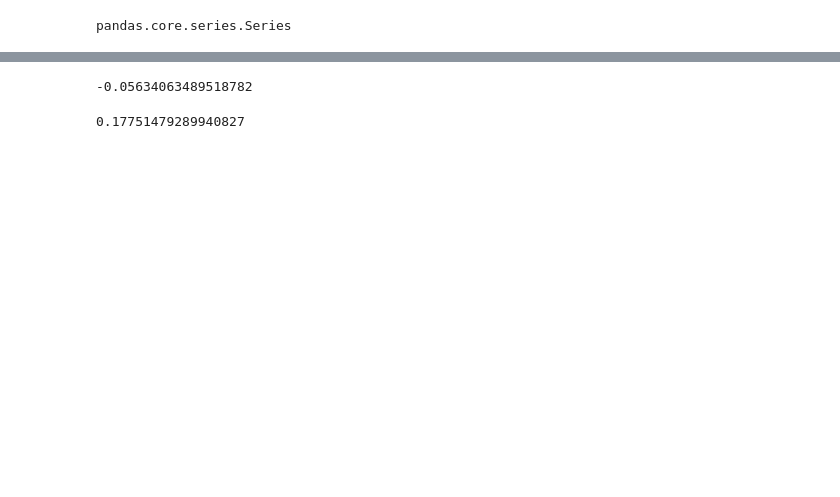
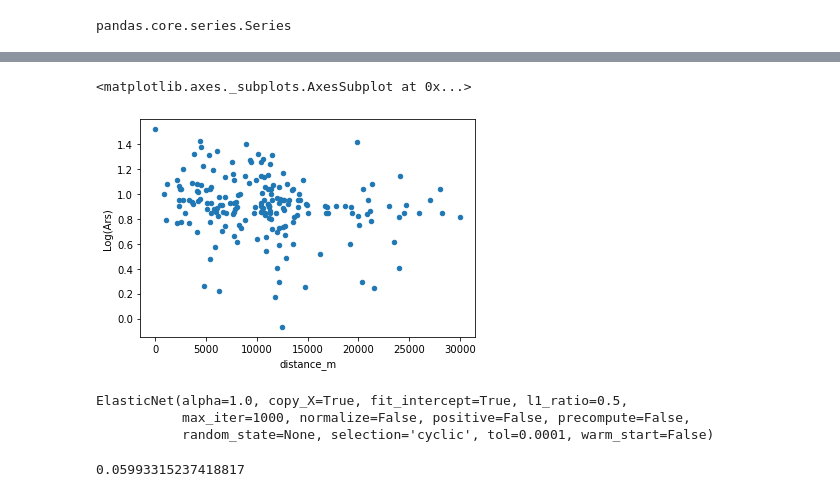
Before and after one commit to ferozumair786/PRSNL-Soil_Analysis, a Jupyter notebook: machine_learning.ipynb, the cells around one changed output, grey strips where cells are left out. Drawn from its saved outputs; the diff is of its cells as text; code cells hidden in the pictures; blank space fills up the shorter version.

Commit message:
data is heteroskedastic and gaves low scores on both regression and SVC

```diff
--- a/machine_learning.ipynb
+++ b/machine_learning.ipynb
@@ -283 +281,26 @@ lead_svc.score(X_test.astype('int'), y_test.astype('int'))
+# %%
+max_lat = soil_df_arsenic['Lat'][soil_df_arsenic['Arsenic'] == soil_df_arsenic['Arsenic'].max()].loc[260]
+max_lon = soil_df_arsenic['Lon'][soil_df_arsenic['Arsenic'] == soil_df_arsenic['Arsenic'].max()].loc[260]
+soil_df_arsenic['Lat_Max'] = max_lat.round(3)
+soil_df_arsenic['Lon_Max'] = max_lon.round(3)
+soil_df_arsenic['Lat'] = soil_df_arsenic['Lat'].round(3)
+soil_df_arsenic['Lon'] = soil_df_arsenic['Lon'].round(3)
+
+LON_1 = np.array([row for row in soil_df_arsenic['Lon']])
+LAT_1 = np.array([row for row in soil_df_arsenic['Lat']])
+
+LON_2 = np.array([row for row in soil_df_arsenic['Lon_Max']])
+LAT_2 = np.array([row for row in soil_df_arsenic['Lat_Max']])
+
+soil_df_arsenic['distance_m'] = haversine_v(LON_1, LAT_1, LON_2, LAT_2)
+
+soil_df_arsenic['Log(Ars)'] = np.log10(soil_df_arsenic['Arsenic'])
+soil_df_arsenic['distance_m'] = soil_df_arsenic['distance_m'].round()
+soil_df_ars_max = soil_df_arsenic.groupby(by=['distance_m']).max().reset_index()
+# soil_df_ars_med = soil_df_lead.groupby(by=['distance_m']).median().reset_index()
+# %%
+soil_df_ars_max.plot(x='distance_m', y='Log(Ars)', kind='scatter')
+# %% [output]
+<matplotlib.axes._subplots.AxesSubplot at 0x...>
+[figure, added]
 # %%
@@ -285,15 +308,11 @@ X_train, X_test, y_train, y_test = train_test_split(soil_df_lead_med[['Lat', 'Lo
-# %%
-lead_svr = SVR()
-lead_svr.fit(X_train, y_train)
-
-lead_svr.score(X_test, y_test)
-# %% [output]
--0.05634063489518782
-# %%
-lead_svc = SVC()
-lead_svc.fit(X_train.astype('int'), y_train.astype('int'))
-
-lead_svc.score(X_test.astype('int'), y_test.astype('int'))
-# this returns the mean accuracy
-# %% [output]
-0.17751479289940827
+# %%
+max_lead_linreg = linear_model.ElasticNet()
+max_lead_linreg.fit(pd.DataFrame(X_train), y_train)
+# %% [output]
+ElasticNet(alpha=1.0, copy_X=True, fit_intercept=True, l1_ratio=0.5,
+           max_iter=1000, normalize=False, positive=False, precompute=False,
+           random_state=None, selection='cyclic', tol=0.0001, warm_start=False)
+# %%
+max_lead_linreg.score(pd.DataFrame(X_test), y_test)
+# %% [output]
+0.05993315237418817
```
Also changed, not shown: parts of 17 cells of this notebook.
